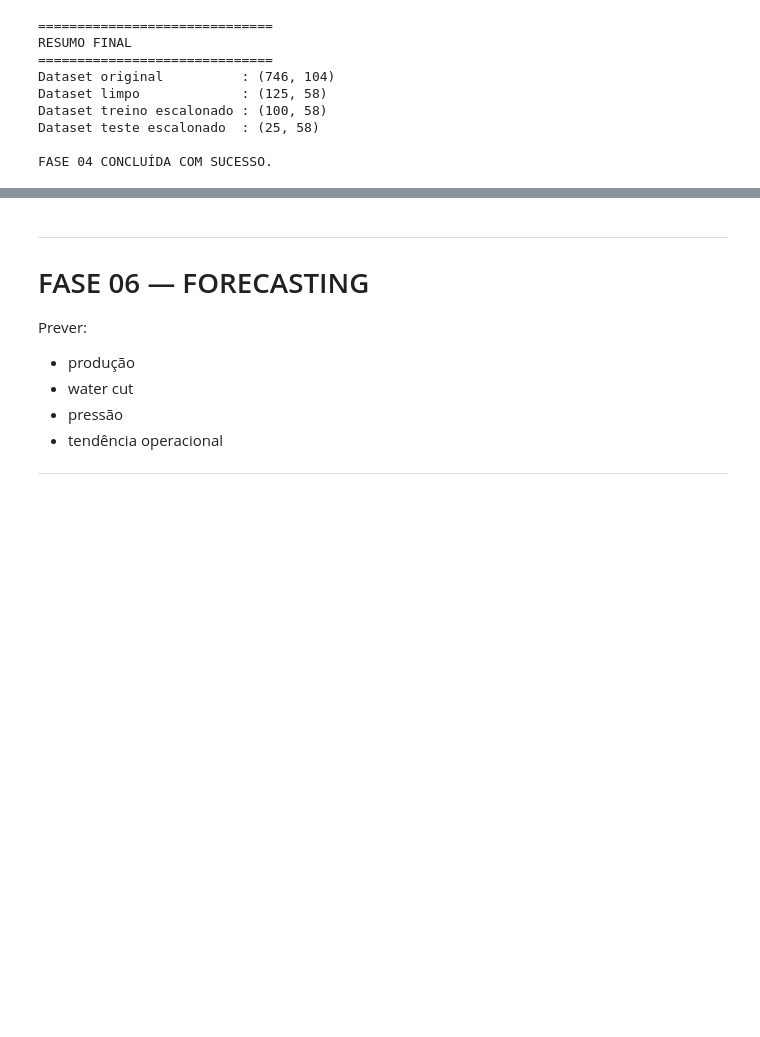
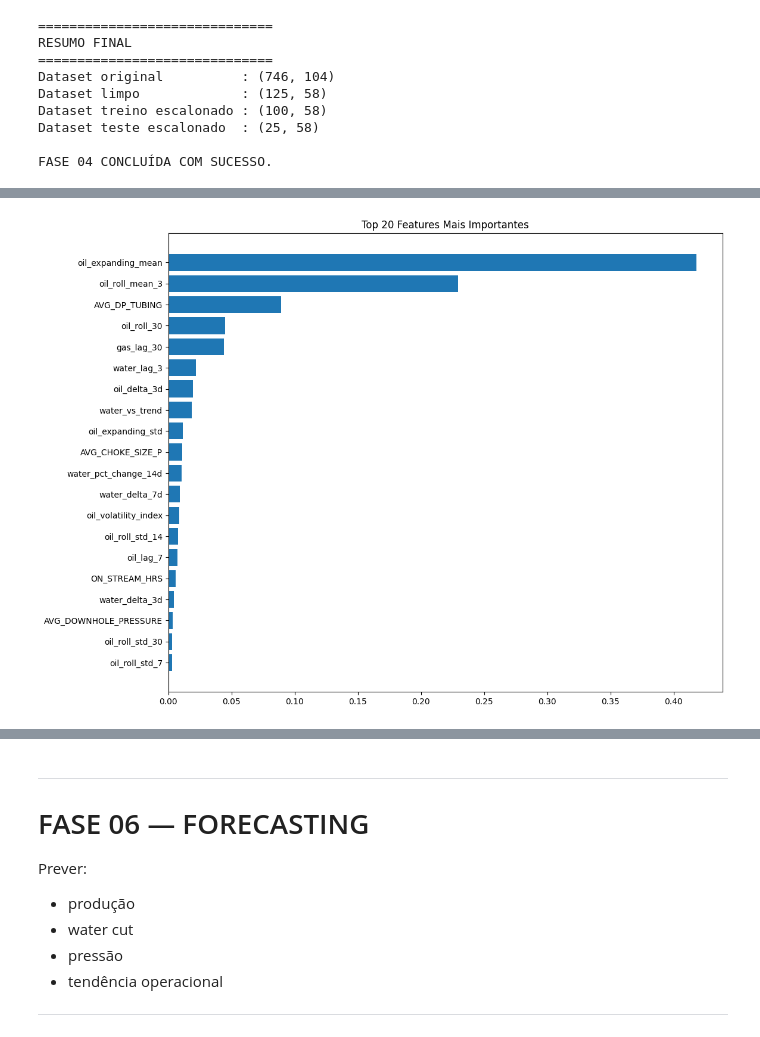
Before and after one commit to marcusvbrangel/production-surveillance, a Jupyter notebook: production_surveillance.ipynb, the cells around one changed output, grey strips where cells are left out. Saved outputs shown, nothing was run; the diff lists cells and outputs as text; code cells hidden in the pictures; blank space fills up the shorter version.

```diff
--- a/production_surveillance.ipynb
+++ b/production_surveillance.ipynb
@@ -2845,0 +3183,24 @@ Detectar:
+# %%
+# ============================================================
+# FEATURE IMPORTANCE
+# ============================================================
+
+print("\n==============================")
+print("FEATURE IMPORTANCE")
+print("==============================")
+
+importance_df = pd.DataFrame({
+
+    "feature": X.columns,
+    "importance": model.feature_importances_
+
+})
+
+importance_df = importance_df.sort_values(
+    "importance",
+    ascending=False
+)
+
+display(
+    importance_df.head(20)
+)
@@ -2845,0 +3228,21 @@ Detectar:
+# %%
+# ============================================================
+# PLOT FEATURE IMPORTANCE
+# ============================================================
+
+plt.figure(figsize=(12,10))
+
+top_features = importance_df.head(20)
+
+plt.barh(
+    top_features["feature"],
+    top_features["importance"]
+)
+
+plt.gca().invert_yaxis()
+
+plt.title("Top 20 Features Mais Importantes")
+
+plt.show()
+# %% [output]
+[figure, added]
```
Also changed, not shown: parts of 24 cells of this notebook.
